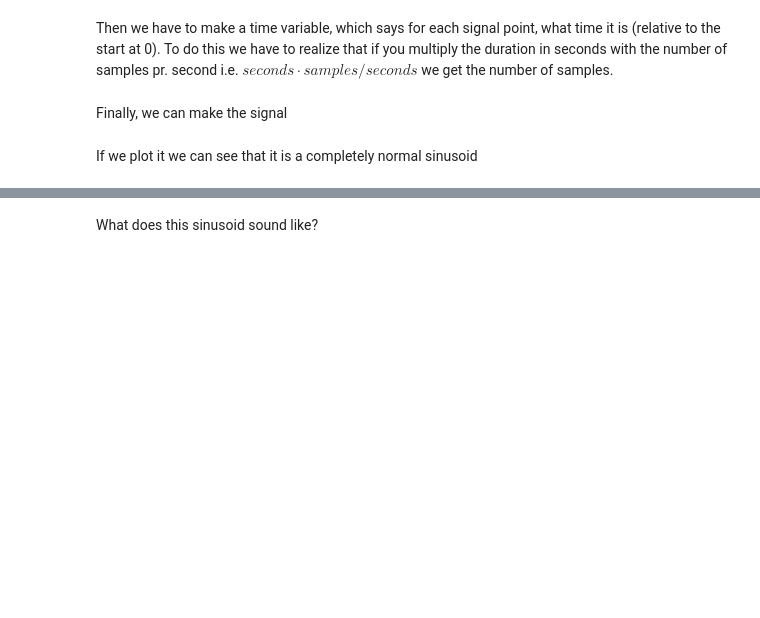
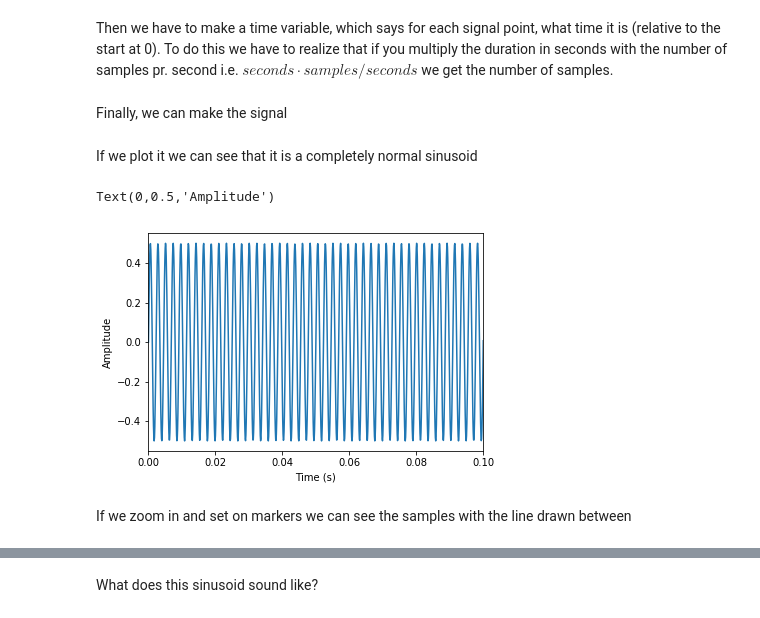
Before and after one commit to lepmik/teaching, a Jupyter notebook: src/fourier-sampling.ipynb, the cells around one changed output, grey strips where cells are left out. Drawn from its saved outputs; the diff is of its cells as text; code cells hidden in the pictures; blank space fills up the shorter version.

```diff
--- a/src/fourier-sampling.ipynb
+++ b/src/fourier-sampling.ipynb
@@ -313,6 +313,17 @@ Finally, we can make the signal
 sound_440 = amplitude * sin(2 * pi * frequency * time)  # pure sine wave at 440 Hz
 # %% [markdown]
 If we plot it we can see that it is a completely normal sinusoid
+# %%
+plot(time, sound_440)
+xlim([0, .1])
+xlabel('Time (s)')
+ylabel('Amplitude')
+# %% [output]
+Text(0,0.5,'Amplitude')
+[figure, added]
+# %% [markdown]
+If we zoom in and set on markers we can see the samples with the line drawn
+between
 # %%
 plot(time, sound_440, '-*')
 xlim([0, .001])
```
Also changed, not shown: parts of 30 cells of this notebook, 1 other file.
